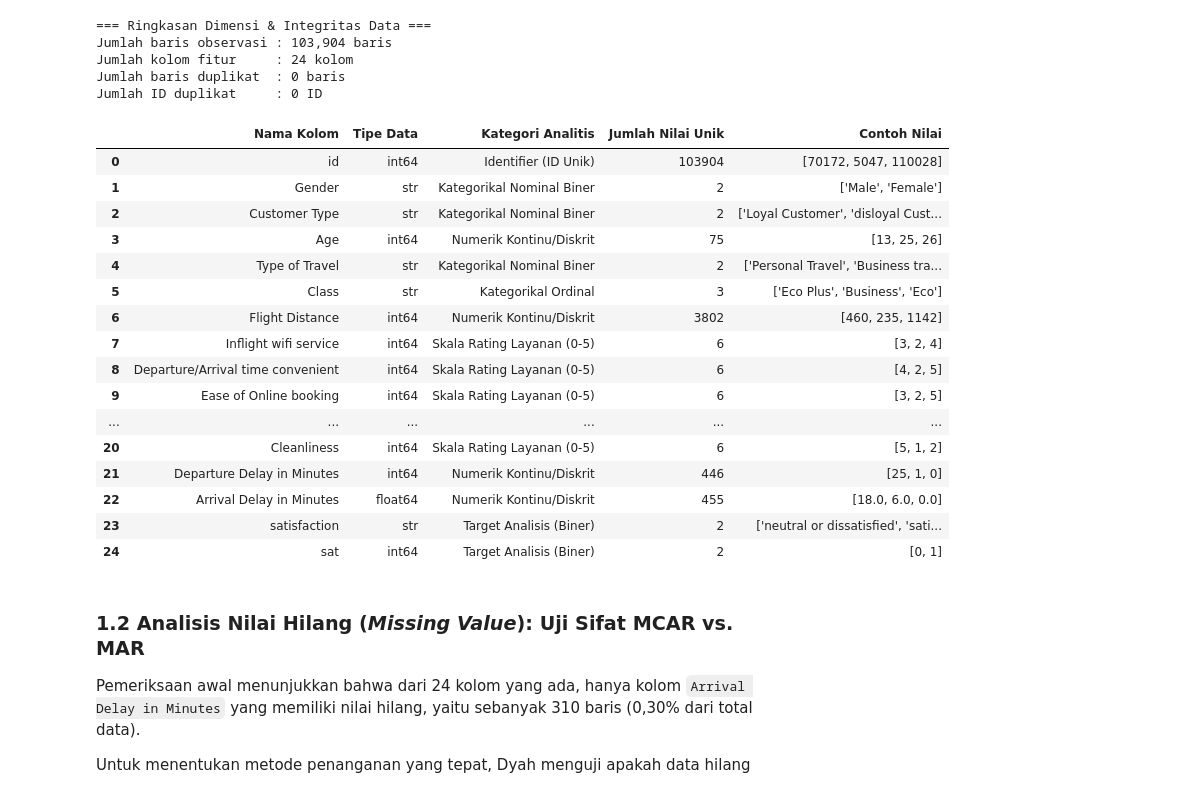
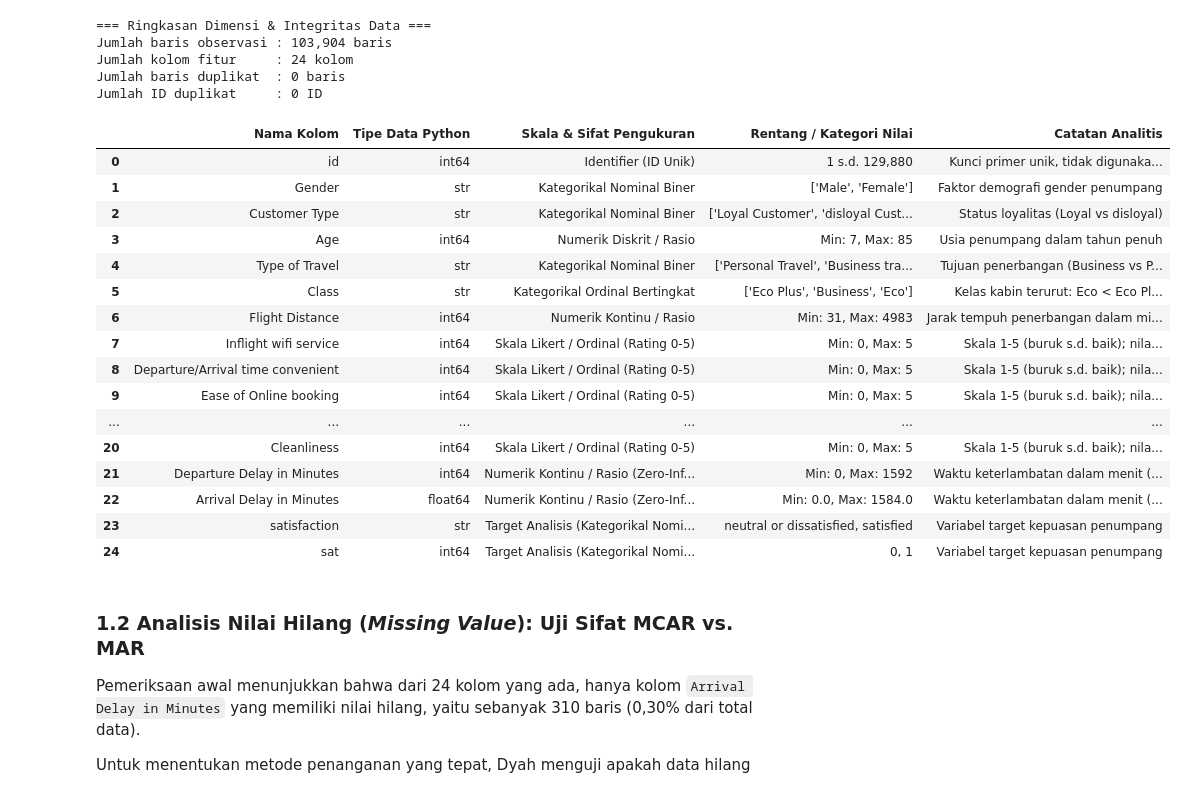
Before and after one commit to Ramdhanisheva/DayInMyAnaconda, a Jupyter notebook: bagi-tugas/tugas1(dyah).ipynb, the cells around one changed output. Cells and saved outputs as stored; diff of their text form; code cells hidden in the pictures.

Commit message:
Update struktur tugas kelompok: Tugas 1 Dyah, Tugas 2 Andika, Tugas 3 Sheva, Tugas 4 Hisyam, serta pembaruan taksonomi variabel dan README

```diff
--- a/bagi-tugas/tugas2(dyah).ipynb
+++ b/bagi-tugas/tugas1(dyah).ipynb
@@ -55,59 +64,79 @@ print(f"Jumlah baris observasi : {train.shape[0]:,} baris")
 print(f"Jumlah kolom fitur     : {train.shape[1]} kolom")
 print(f"Jumlah baris duplikat  : {train.drop(columns=['id']).duplicated().sum()} baris")
 print(f"Jumlah ID duplikat     : {train['id'].duplicated().sum()} ID")
 
 # 2. Pengelompokan Kolom Berdasarkan Sifat Pengukuran
 rating_cols = [
     "Inflight wifi service", "Departure/Arrival time convenient",
     "Ease of Online booking", "Gate location", "Food and drink", "Online boarding",
     "Seat comfort", "Inflight entertainment", "On-board service", "Leg room service",
     "Baggage handling", "Checkin service", "Inflight service", "Cleanliness"
 ]
 num_cols = ["Age", "Flight Distance", "Departure Delay in Minutes", "Arrival Delay in Minutes"]
 cat_cols = ["Gender", "Customer Type", "Type of Travel", "Class"]
 
 # Membuat representasi target numerik biner (1: satisfied, 0: neutral or dissatisfied)
 train["sat"] = (train["satisfaction"] == "satisfied").astype(int)
 
-# 3. Kamus Data & Taksonomi Fitur
+# 3. Klasifikasi Taksonomi Variabel & Kamus Data Lengkap
+# Menentukan apakah variabel masuk kategori Kategorikal Nominal, Ordinal, Numerik, atau Skala Rating
 kamus_data = pd.DataFrame({
     'Nama Kolom': train.columns,
-    'Tipe Data': train.dtypes.values,
-    'Kategori Analitis': [
+    'Tipe Data Python': train.dtypes.values,
+    'Skala & Sifat Pengukuran': [
         'Identifier (ID Unik)' if c == 'id' else
-        'Target Analisis (Biner)' if c in ['satisfaction', 'sat'] else
+        'Target Analisis (Kategorikal Nominal Biner)' if c in ['satisfaction', 'sat'] else
         'Kategorikal Nominal Biner' if c in ['Gender', 'Customer Type', 'Type of Travel'] else
-        'Kategorikal Ordinal' if c == 'Class' else
-        'Skala Rating Layanan (0-5)' if c in rating_cols else
-        'Numerik Kontinu/Diskrit' for c in train.columns
+        'Kategorikal Ordinal Bertingkat' if c == 'Class' else
+        'Skala Likert / Ordinal (Rating 0-5)' if c in rating_cols else
+        'Numerik Kontinu / Rasio (Zero-Inflated)' if 'Delay' in c else
+        'Numerik Diskrit / Rasio' if c == 'Age' else
+        'Numerik Kontinu / Rasio' for c in train.columns
     ],
-    'Jumlah Nilai Unik': [train[c].nunique() for c in train.columns],
-    'Contoh Nilai': [str(train[c].dropna().unique()[:3].tolist()) for c in train.columns]
+    'Rentang / Kategori Nilai': [
+        f"1 s.d. {train[c].max():,}" if c == 'id' else
+        "neutral or dissatisfied, satisfied" if c == 'satisfaction' else
+        "0, 1" if c == 'sat' else
+        str(train[c].dropna().unique().tolist()) if train[c].nunique() <= 5 else
+        f"Min: {train[c].min()}, Max: {train[c].max()}" for c in train.columns
+    ],
+    'Catatan Analitis': [
+        'Kunci primer unik, tidak digunakan sebagai prediktor' if c == 'id' else
+        'Variabel target kepuasan penumpang' if c in ['satisfaction', 'sat'] else
+        'Faktor demografi gender penumpang' if c == 'Gender' else
+        'Status loyalitas (Loyal vs disloyal)' if c == 'Customer Type' else
+        'Tujuan penerbangan (Business vs Personal)' if c == 'Type of Travel' else
+        'Kelas kabin terurut: Eco < Eco Plus < Business' if c == 'Class' else
+        'Skala 1-5 (buruk s.d. baik); nilai 0 = fasilitas tidak digunakan' if c in rating_cols else
+        'Waktu keterlambatan dalam menit (banyak nilai 0)' if 'Delay' in c else
+        'Usia penumpang dalam tahun penuh' if c == 'Age' else
+        'Jarak tempuh penerbangan dalam mil/km' for c in train.columns
+    ]
 })
 display(kamus_data)
 # %% [output]
 === Ringkasan Dimensi & Integritas Data ===
 Jumlah baris observasi : 103,904 baris
 Jumlah kolom fitur     : 24 kolom
 Jumlah baris duplikat  : 0 baris
 Jumlah ID duplikat     : 0 ID
-|  | Nama Kolom | Tipe Data | Kategori Analitis | Jumlah Nilai Unik | Contoh Nilai |
-| 0 | id | int64 | Identifier (ID Unik) | 103904 | [70172, 5047, 110028] |
-| 1 | Gender | str | Kategorikal Nominal Biner | 2 | ['Male', 'Female'] |
-| 2 | Customer Type | str | Kategorikal Nominal Biner | 2 | ['Loyal Customer', 'disloyal Cust... |
-| 3 | Age | int64 | Numerik Kontinu/Diskrit | 75 | [13, 25, 26] |
-| 4 | Type of Travel | str | Kategorikal Nominal Biner | 2 | ['Personal Travel', 'Business tra... |
-| 5 | Class | str | Kategorikal Ordinal | 3 | ['Eco Plus', 'Business', 'Eco'] |
-| 6 | Flight Distance | int64 | Numerik Kontinu/Diskrit | 3802 | [460, 235, 1142] |
-| 7 | Inflight wifi service | int64 | Skala Rating Layanan (0-5) | 6 | [3, 2, 4] |
-| 8 | Departure/Arrival time convenient | int64 | Skala Rating Layanan (0-5) | 6 | [4, 2, 5] |
-| 9 | Ease of Online booking | int64 | Skala Rating Layanan (0-5) | 6 | [3, 2, 5] |
+|  | Nama Kolom | Tipe Data Python | Skala & Sifat Pengukuran | Rentang / Kategori Nilai | Catatan Analitis |
+| 0 | id | int64 | Identifier (ID Unik) | 1 s.d. 129,880 | Kunci primer unik, tidak digunaka... |
+| 1 | Gender | str | Kategorikal Nominal Biner | ['Male', 'Female'] | Faktor demografi gender penumpang |
+| 2 | Customer Type | str | Kategorikal Nominal Biner | ['Loyal Customer', 'disloyal Cust... | Status loyalitas (Loyal vs disloyal) |
+| 3 | Age | int64 | Numerik Diskrit / Rasio | Min: 7, Max: 85 | Usia penumpang dalam tahun penuh |
+| 4 | Type of Travel | str | Kategorikal Nominal Biner | ['Personal Travel', 'Business tra... | Tujuan penerbangan (Business vs P... |
+| 5 | Class | str | Kategorikal Ordinal Bertingkat | ['Eco Plus', 'Business', 'Eco'] | Kelas kabin terurut: Eco < Eco Pl... |
+| 6 | Flight Distance | int64 | Numerik Kontinu / Rasio | Min: 31, Max: 4983 | Jarak tempuh penerbangan dalam mi... |
+| 7 | Inflight wifi service | int64 | Skala Likert / Ordinal (Rating 0-5) | Min: 0, Max: 5 | Skala 1-5 (buruk s.d. baik); nila... |
+| 8 | Departure/Arrival time convenient | int64 | Skala Likert / Ordinal (Rating 0-5) | Min: 0, Max: 5 | Skala 1-5 (buruk s.d. baik); nila... |
+| 9 | Ease of Online booking | int64 | Skala Likert / Ordinal (Rating 0-5) | Min: 0, Max: 5 | Skala 1-5 (buruk s.d. baik); nila... |
 | ... | ... | ... | ... | ... | ... |
-| 20 | Cleanliness | int64 | Skala Rating Layanan (0-5) | 6 | [5, 1, 2] |
-| 21 | Departure Delay in Minutes | int64 | Numerik Kontinu/Diskrit | 446 | [25, 1, 0] |
-| 22 | Arrival Delay in Minutes | float64 | Numerik Kontinu/Diskrit | 455 | [18.0, 6.0, 0.0] |
-| 23 | satisfaction | str | Target Analisis (Biner) | 2 | ['neutral or dissatisfied', 'sati... |
-| 24 | sat | int64 | Target Analisis (Biner) | 2 | [0, 1] |
+| 20 | Cleanliness | int64 | Skala Likert / Ordinal (Rating 0-5) | Min: 0, Max: 5 | Skala 1-5 (buruk s.d. baik); nila... |
+| 21 | Departure Delay in Minutes | int64 | Numerik Kontinu / Rasio (Zero-Inf... | Min: 0, Max: 1592 | Waktu keterlambatan dalam menit (... |
+| 22 | Arrival Delay in Minutes | float64 | Numerik Kontinu / Rasio (Zero-Inf... | Min: 0.0, Max: 1584.0 | Waktu keterlambatan dalam menit (... |
+| 23 | satisfaction | str | Target Analisis (Kategorikal Nomi... | neutral or dissatisfied, satisfied | Variabel target kepuasan penumpang |
+| 24 | sat | int64 | Target Analisis (Kategorikal Nomi... | 0, 1 | Variabel target kepuasan penumpang |
 # %% [markdown]
 ### 1.2 Analisis Nilai Hilang (*Missing Value*): Uji Sifat MCAR vs. MAR
 Pemeriksaan awal menunjukkan bahwa dari 24 kolom yang ada, hanya kolom `Arrival Delay in Minutes` yang memiliki nilai hilang, yaitu sebanyak 310 baris (0,30% dari total data).
```
Also changed, not shown: parts of 3 cells of this notebook, 5 other files.
